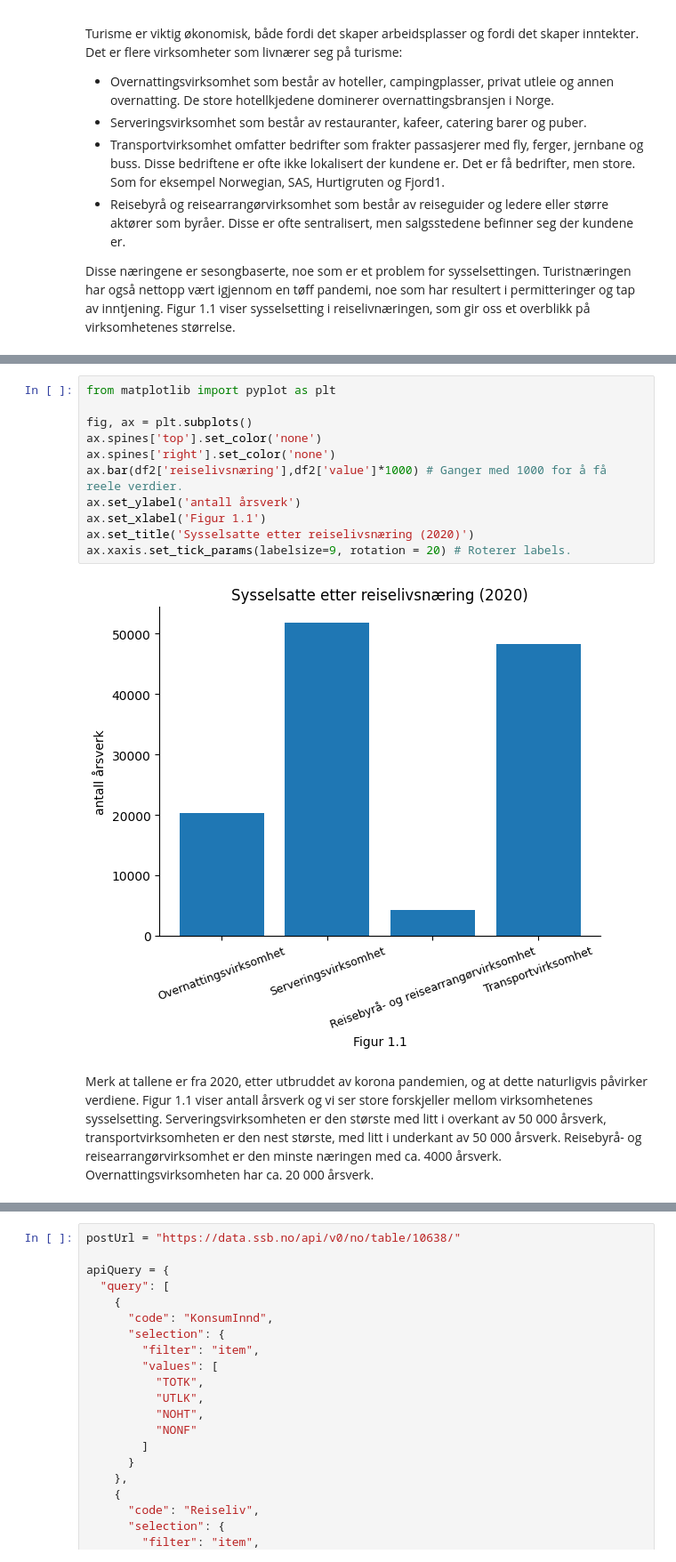
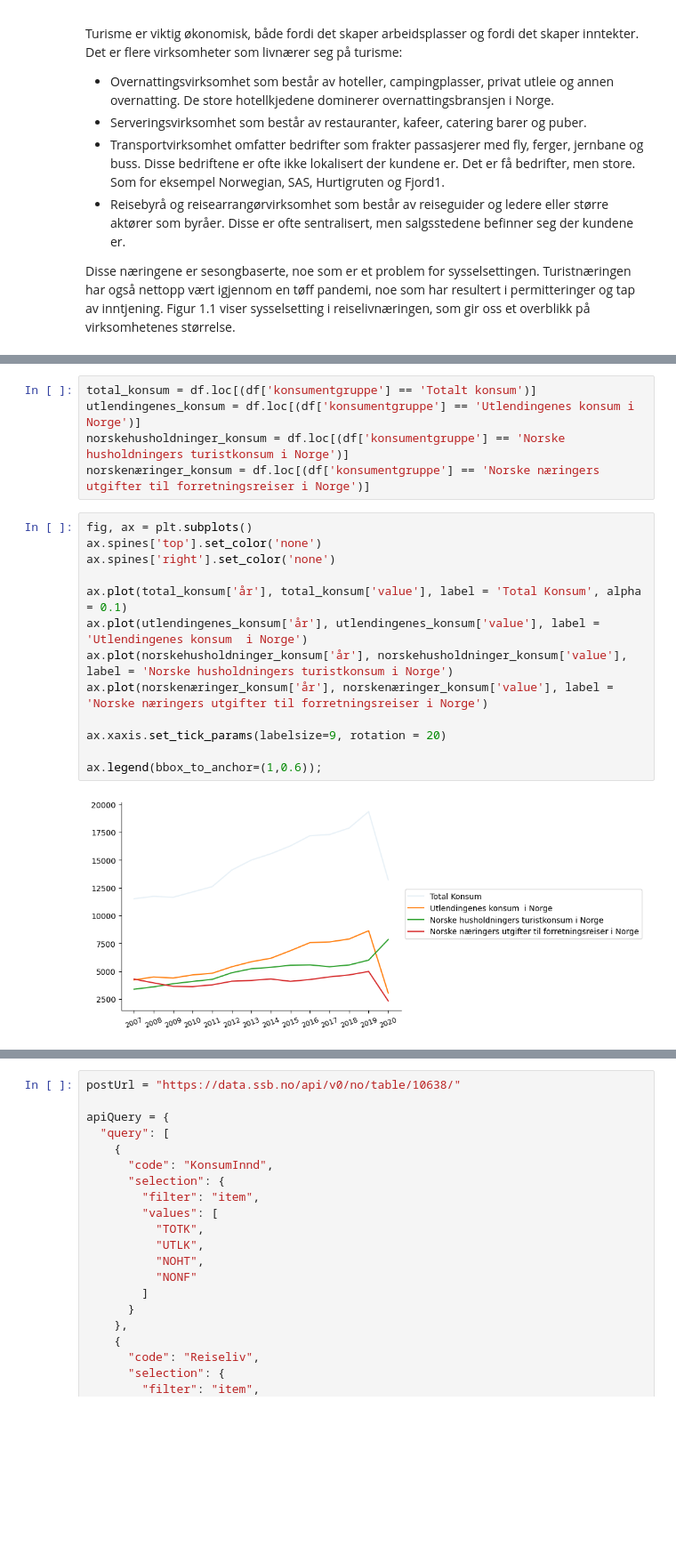
Before and after one commit to loopdiggaz/SOK-1006, a Jupyter notebook: Mappe1/mappeoppgave.ipynb, the cells around one changed output, grey strips where cells are left out. Shown at 89% size. Saved outputs shown, nothing was run; the diff lists cells and outputs as text; blank space fills up the shorter version.

```diff
--- a/Mappe1/mappeoppgave.ipynb
+++ b/Mappe1/mappeoppgave.ipynb
@@ -212,15 +216,20 @@ df2 = df2.drop('index', axis = 1) # Fjerner gammel index.
-# %%
-from matplotlib import pyplot as plt
-
-fig, ax = plt.subplots()
-ax.spines['top'].set_color('none')
-ax.spines['right'].set_color('none')
-ax.bar(df2['reiselivsnæring'],df2['value']*1000) # Ganger med 1000 for å få reele verdier.
-ax.set_ylabel('antall årsverk')
-ax.set_xlabel('Figur 1.1')
-ax.set_title('Sysselsatte etter reiselivsnæring (2020)')
-ax.xaxis.set_tick_params(labelsize=9, rotation = 20) # Roterer labels.
-# %% [output]
-[figure, removed]
-# %% [markdown]
-Merk at tallene er fra 2020, etter utbruddet av korona pandemien, og at dette naturligvis påvirker verdiene. Figur 1.1 viser antall årsverk og vi  ser store forskjeller mellom virksomhetenes sysselsetting. Serveringsvirksomheten er den største med litt i overkant av 50 000 årsverk, transportvirksomheten er den nest største, med litt i underkant av 50 000 årsverk. Reisebyrå- og reisearrangørvirksomhet er den minste næringen med ca. 4000 årsverk. Overnattingsvirksomheten har ca. 20 000 årsverk.
+# %%
+total_konsum = df.loc[(df['konsumentgruppe'] == 'Totalt konsum')]
+utlendingenes_konsum = df.loc[(df['konsumentgruppe'] == 'Utlendingenes konsum i Norge')]
+norskehusholdninger_konsum = df.loc[(df['konsumentgruppe'] == 'Norske husholdningers turistkonsum i Norge')]
+norskenæringer_konsum = df.loc[(df['konsumentgruppe'] == 'Norske næringers utgifter til forretningsreiser i Norge')]
+# %%
+fig, ax = plt.subplots()
+ax.spines['top'].set_color('none')
+ax.spines['right'].set_color('none')
+
+ax.plot(total_konsum['år'], total_konsum['value'], label = 'Total Konsum', alpha = 0.1)
+ax.plot(utlendingenes_konsum['år'], utlendingenes_konsum['value'], label = 'Utlendingenes konsum  i Norge')
+ax.plot(norskehusholdninger_konsum['år'], norskehusholdninger_konsum['value'], label = 'Norske husholdningers turistkonsum i Norge')
+ax.plot(norskenæringer_konsum['år'], norskenæringer_konsum['value'], label = 'Norske næringers utgifter til forretningsreiser i Norge')
+
+ax.xaxis.set_tick_params(labelsize=9, rotation = 20)
+
+ax.legend(bbox_to_anchor=(1,0.6));
+# %% [output]
+[figure, added]
```
Also changed, not shown: parts of 7 cells of this notebook, 1 other file.
